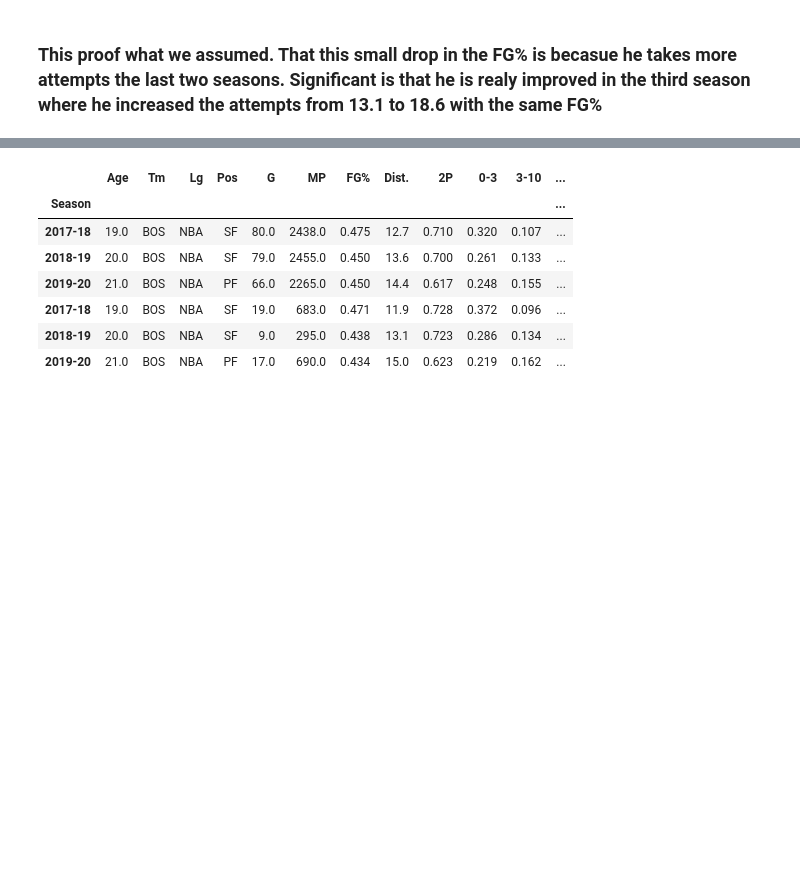
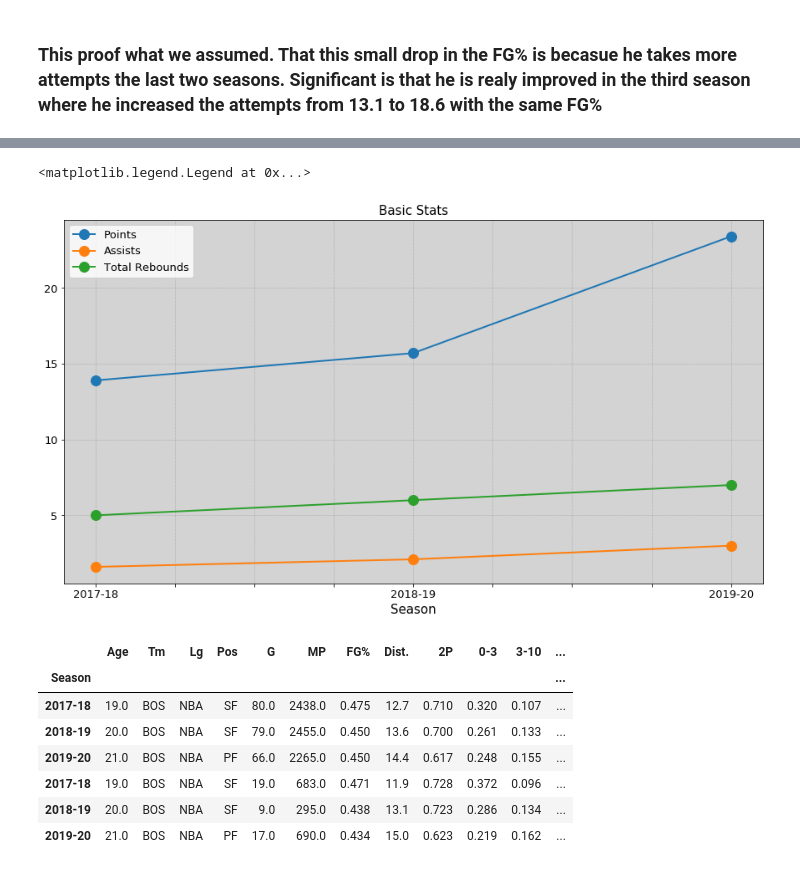
Before and after one commit to DemetrisEng/Data-Analysis-Machine-Learning, a Jupyter notebook: Jayson Tatum.ipynb, the cells around one changed output, grey strips where cells are left out. Drawn from its saved outputs; the diff is of its cells as text; code cells hidden in the pictures; blank space fills up the shorter version.

```diff
--- a/Jayson Tatum.ipynb
+++ b/Jayson Tatum.ipynb
@@ -127,3 +127,15 @@ ax1.grid(color='black', linestyle='dotted', linewidth=0.5)
+# %%
+ax=df_reg_new[['PTS','AST','TRB']].plot(kind='line',style='o-',linewidth=2,ms=12,figsize=(15,8))
+ax.set_facecolor('lightgrey')
+ax.grid(color='grey', linestyle='dotted', linewidth=0.5)
+ax.set_title('Basic Stats',fontsize=15)
+ax.set_xlabel('Season',fontsize=15)
+ax.tick_params(axis='x',which='major',labelsize=13,labelrotation=0)
+ax.tick_params(axis='y',which='major',labelsize=13)
+ax.legend(['Points','Assists','Total Rebounds'],fontsize=13,loc='upper left')
+# %% [output]
+<matplotlib.legend.Legend at 0x...>
+[figure, added]
 # %%
 df_shoot=pd.read_csv("Shooting stats_tatum.csv")
 # %%
```
Also changed, not shown: parts of 14 cells of this notebook.
